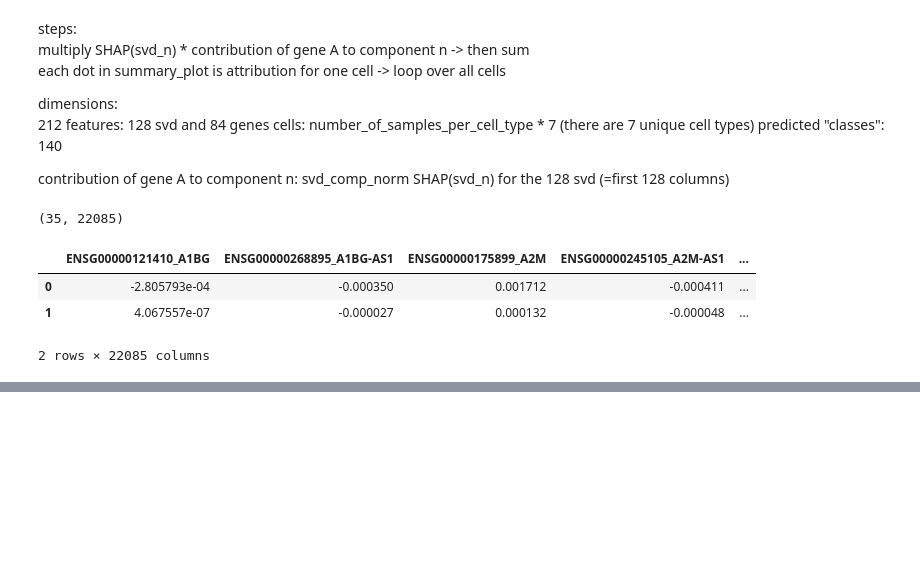
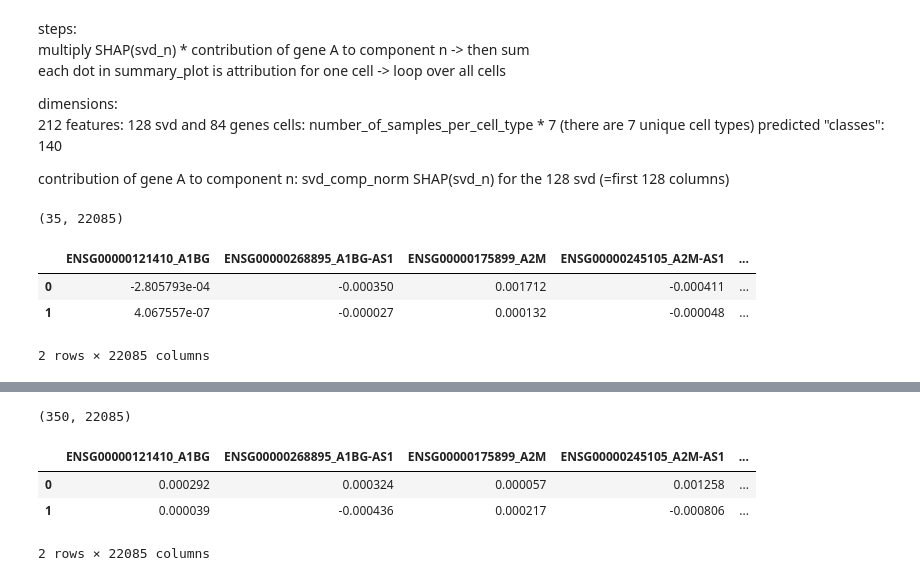
Before and after one commit to valentina-kg/open-problems-multimodal-3rd-solution, a Jupyter notebook: code/4.model/pred/svd_backpropagation.ipynb, the cells around one changed output, grey strips where cells are left out. Drawn from its saved outputs; the diff is of its cells as text; code cells hidden in the pictures; blank space fills up the shorter version.

```diff
--- a/code/4.model/pred/svd_backpropagation.ipynb
+++ b/code/4.model/pred/svd_backpropagation.ipynb
@@ -84,2 +104,17 @@ with open('4.model/pred/attr_all_22085_genes_16_5_samples.pkl', 'wb') as f:
 # %%
 # TODO same for shap_values_17
+# %%
+# shap_values = np.load('4.model/pred/shap_values_16_50_samples.npy', allow_pickle=True).astype(float)
+shap_values = np.load('4.model/pred/shap_values_17_50_samples_restructured.npy', allow_pickle=True).astype(float)
+
+xtest = ad.read_h5ad('4.model/pred/X_test_shap_17_50_samples.h5ad')
+
+attr_all_22085_genes = get_attr_all_features(xtest, shap_values, svd_comp_norm)     # TODO in original dataset all 22085 columns are sorted alphabetically
+                                                                                    # here: first 22001 are sorted, then next 84 are sorted... change order afterwards?
+attr_all_22085_genes.head(2)
+# %% [output]
+(350, 22085)
+|  | ENSG00000121410_A1BG | ENSG00000268895_A1BG-AS1 | ENSG00000175899_A2M | ENSG00000245105_A2M-AS1 | ... |
+| 0 | 0.000292 | 0.000324 | 0.000057 | 0.001258 | ... |
+| 1 | 0.000039 | -0.000436 | 0.000217 | -0.000806 | ... |
+2 rows × 22085 columns
```
Also changed, not shown: parts of 5 cells of this notebook, 17 other files.
